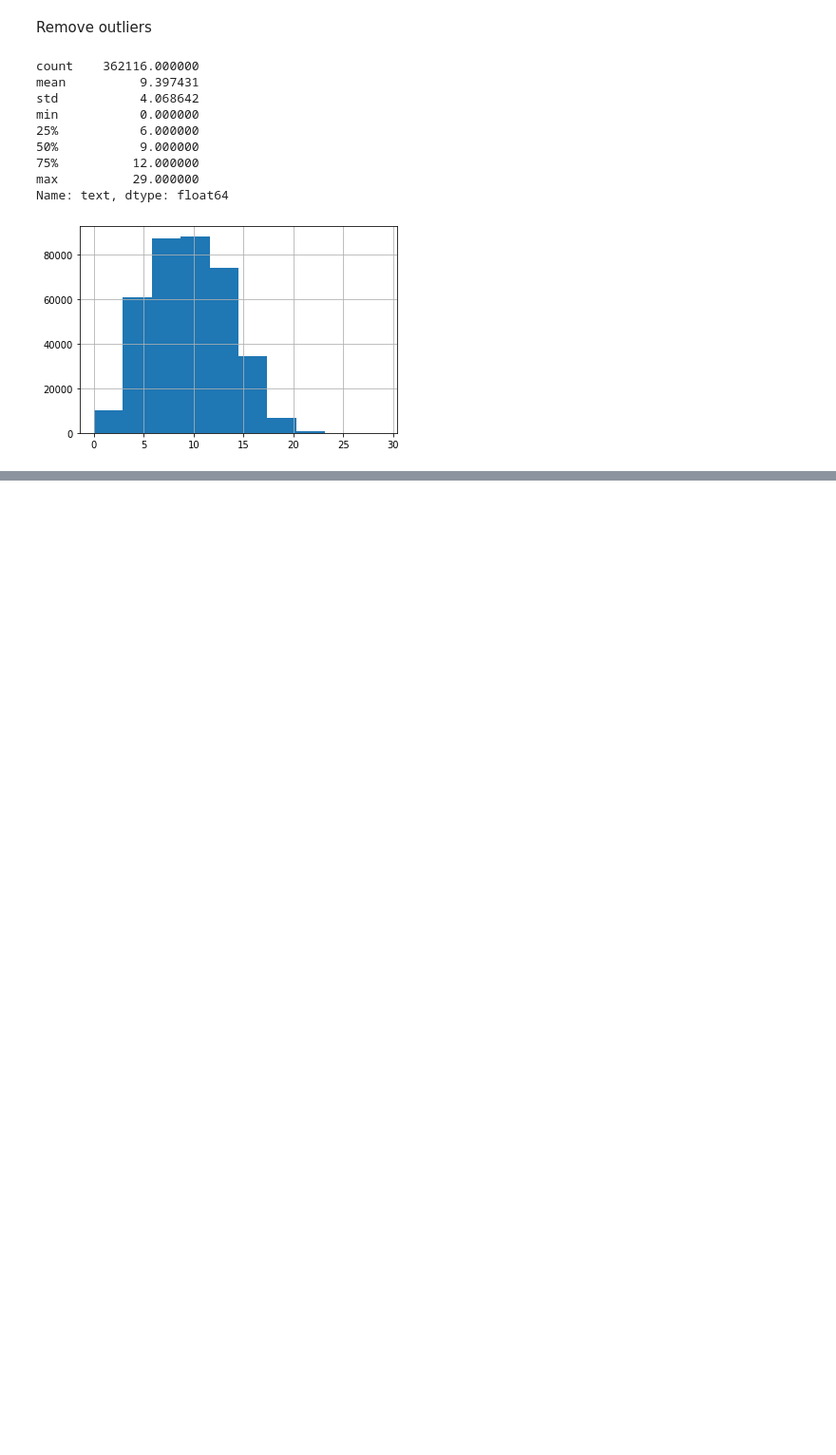
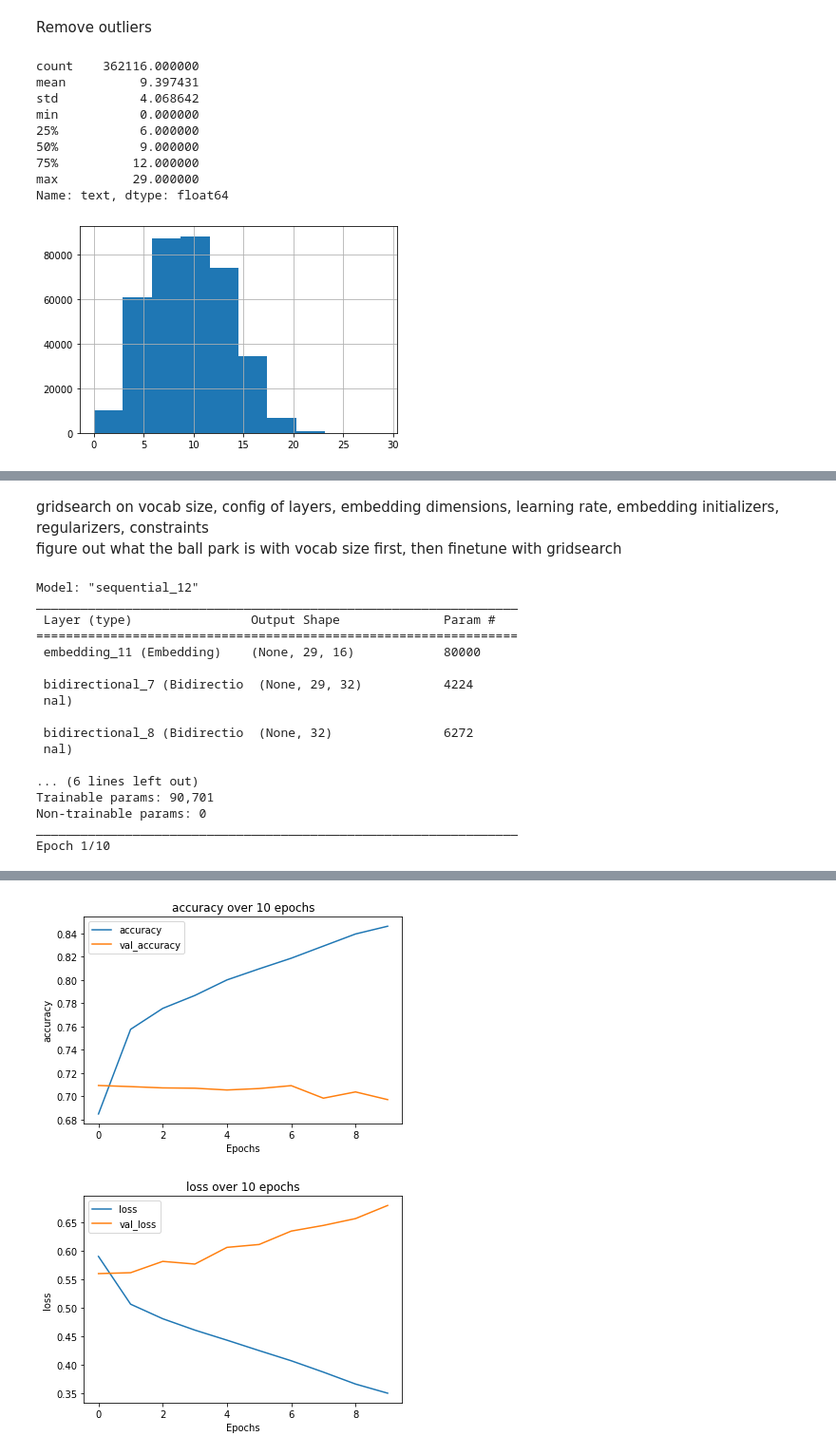
Before and after one commit to mkornfeld/negation_nlp, a Jupyter notebook: negation_nlp.ipynb, the cells around one changed output, grey strips where cells are left out. Shown: that part at 95% size. Drawn from its saved outputs; the diff is of its cells as text; code cells hidden in the pictures; blank space fills up the shorter version.

```diff
--- a/negation_nlp.ipynb
+++ b/negation_nlp.ipynb
@@ -301,7 +295,7 @@ embedding_dim = 16
 model = tf.keras.Sequential([
     tf.keras.layers.Embedding(vocab_size, embedding_dim, input_length = max_length),
     #tf.keras.layers.Dense(100, activation='relu'),
-    #tf.keras.layers.Bidirectional(tf.keras.layers.LSTM(embedding_dim, return_sequences = True)),
+    tf.keras.layers.Bidirectional(tf.keras.layers.LSTM(embedding_dim, dropout = 0.3, return_sequences = True)),
     tf.keras.layers.Bidirectional(tf.keras.layers.LSTM(embedding_dim)),
     tf.keras.layers.Dense(6, activation='relu'),
     tf.keras.layers.Dense(1, activation='sigmoid')
@@ -309,7 +303,8 @@ model = tf.keras.Sequential([
 
 model.summary()
 
-num_epochs = 3
+num_epochs = 10
+optimizer = tf.keras.optimizers.SGD(lr=0.0158, momentum=0.9) #Stochastic gradient descent optimizer
 model.compile(loss='binary_crossentropy', optimizer='adam', metrics=['accuracy'])
 history = model.fit(X_train, y_train, epochs = num_epochs, validation_data=(X_test, y_test))
 # %% [output]
@@ -347,0 +375,41 @@ plot_graphs(history, "loss")
+# %% [markdown]
+gridsearch on vocab size, config of layers, embedding dimensions, learning rate, embedding initializers, regularizers, constraints<br>
+figure out what the ball park is with vocab size first, then finetune with gridsearch
+# %%
+embedding_dim = 16
+model = tf.keras.Sequential([
+    tf.keras.layers.Embedding(vocab_size, embedding_dim, input_length = max_length),
+    #tf.keras.layers.Dense(100, activation='relu'),
+    tf.keras.layers.Bidirectional(tf.keras.layers.LSTM(embedding_dim, dropout = 0.3, return_sequences = True)),
+    tf.keras.layers.Bidirectional(tf.keras.layers.LSTM(embedding_dim)),
+    tf.keras.layers.Dense(6, activation='relu'),
+    tf.keras.layers.Dense(1, activation='sigmoid')
+])
+
+model.summary()
+
+num_epochs = 10
+optimizer = tf.keras.optimizers.SGD(lr=0.0158, momentum=0.9) #Stochastic gradient descent optimizer
+model.compile(loss='binary_crossentropy', optimizer='adam', metrics=['accuracy'])
+history = model.fit(X_train, y_train, epochs = num_epochs, validation_data=(X_test, y_test))
+
+plot_graphs(history, "accuracy")
+plot_graphs(history, "loss")
+# %% [output]
+Model: "sequential_12"
+_________________________________________________________________
+ Layer (type)                Output Shape              Param #
+=================================================================
+ embedding_11 (Embedding)    (None, 29, 16)            80000
+
+ bidirectional_7 (Bidirectio  (None, 29, 32)           4224
+ nal)
+
+ bidirectional_8 (Bidirectio  (None, 32)               6272
+ nal)
+
+... (6 lines left out)
+Trainable params: 90,701
+Non-trainable params: 0
+_________________________________________________________________
+Epoch 1/10
@@ -347,0 +449,2 @@ plot_graphs(history, "loss")
+[figure, added]
+[figure, added]
```
Also changed, not shown: parts of 29 cells of this notebook.
